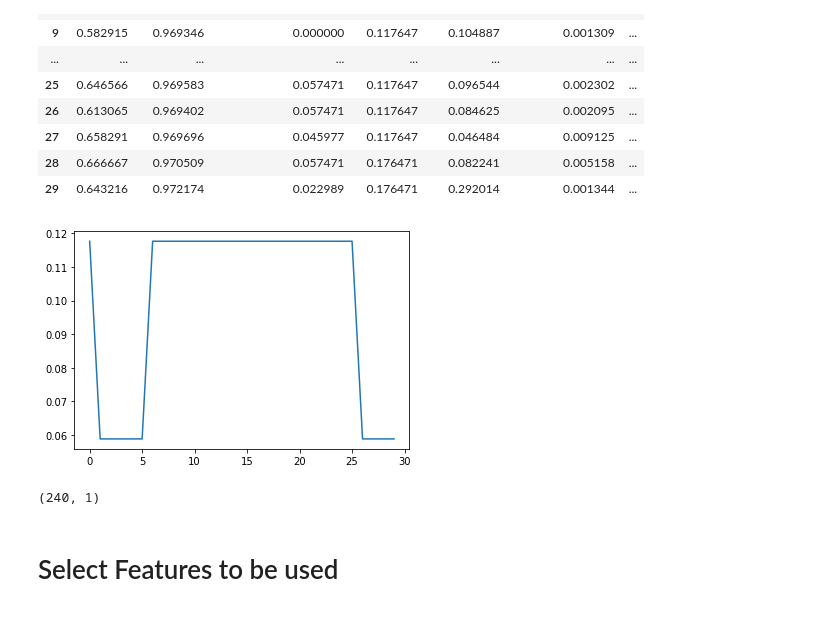
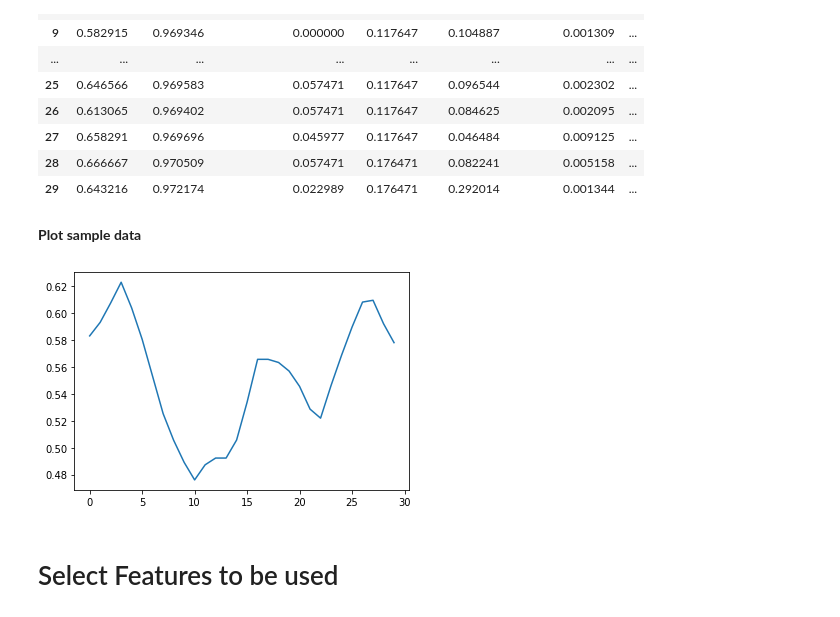
Before and after one commit to nazmulhasan202/WIP_NoteBooks, a Jupyter notebook: Classification of Porosity Level.ipynb, the cells around one changed output. Saved outputs shown, nothing was run; the diff lists cells and outputs as text; code cells hidden in the pictures.

```diff
--- a/Classification of Porosity Level.ipynb
+++ b/Classification of Porosity Level.ipynb
@@ -80,18 +87,13 @@ df
 | 27 | 0.658291 | 0.969696 | 0.045977 | 0.117647 | 0.046484 | 0.009125 | ... |
 | 28 | 0.666667 | 0.970509 | 0.057471 | 0.176471 | 0.082241 | 0.005158 | ... |
 | 29 | 0.643216 | 0.972174 | 0.022989 | 0.176471 | 0.292014 | 0.001344 | ... |
+# %% [markdown]
+**Plot sample data**
 # %%
-plt.plot(X_features[5,2,:,3])
+plt.plot(X_features[5,2,:,0])
 plt.show()
 # %% [output]
-[figure, old version]
+[figure, new version]
-# %%
-pore_data = pd.read_csv('In718 Sample Information.csv')
-max_pore_area = pore_data['Max Pore Area'].to_numpy()
-y = max_pore_area.reshape(240,1)
-y.shape
-# %% [output]
-(240, 1)
 # %% [markdown]
 # Select Features to be used
 # %%
```
Also changed, not shown: parts of 30 cells of this notebook, 1 other file.
